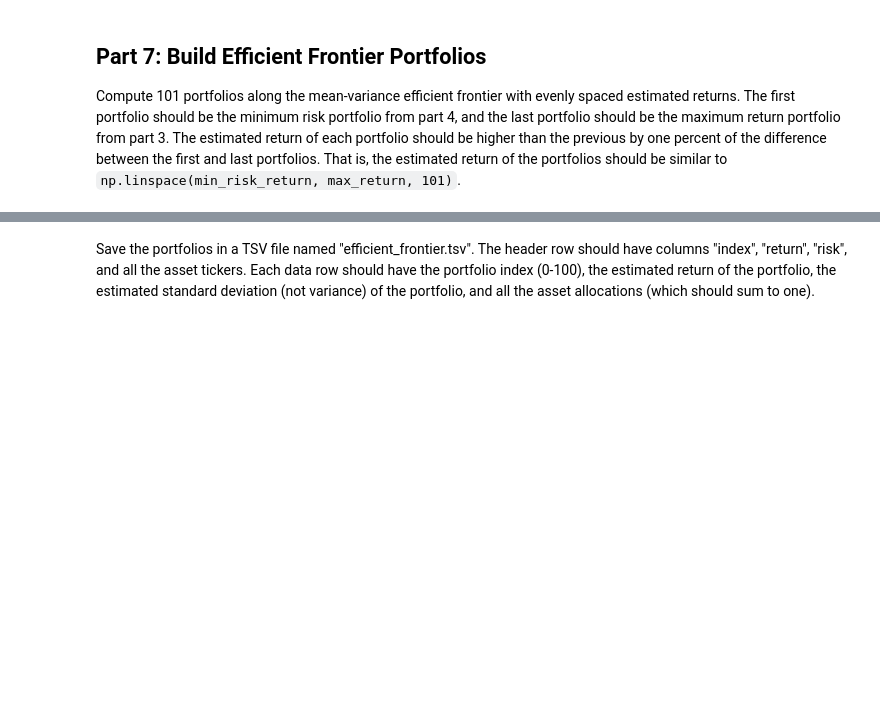
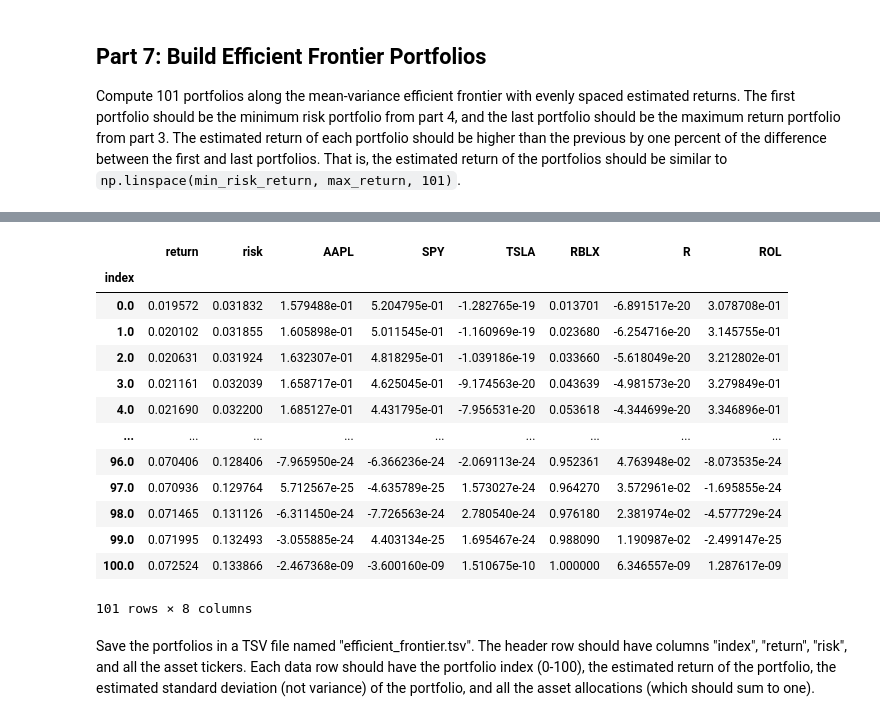
Before and after one commit to pr-rowe/dx704-project-01, a Jupyter notebook: project.ipynb, the cells around one changed output, grey strips where cells are left out. Cells and saved outputs as stored; diff of their text form; code cells hidden in the pictures; blank space fills up the shorter version.

```diff
--- a/project.ipynb
+++ b/project.ipynb
@@ -225,0 +287,24 @@ That is, the estimated return of the portfolios should be similar to `np.linspac
+# %%
+
+estimated_return_ef = historical_returns_ef.mean()
+estimated_return_maximum_return = estimated_return_ef["RBLX"]
+# %%
+
+for r in np.linspace(estimated_return_minimum_risk, estimated_return_maximum_return, 101):
+
+    x_r = cp.Variable(n)
+
+    prob_r = cp.Problem(cp.Minimize(x_r.T @ stock_covariances.to_numpy() @ x_r),
+                        [0 <= x_r,
+                         cp.sum(x_r) == 1,
+                         x_r.T @ estimated_returns == r])
+    frontier_variances.append(prob_r.solve())
+    frontier_returns.append(r)
+    frontier_portfolios.append(x_r.value)
+# %%
+index = np.linspace(0,100,101)
+
+df_ef = pd.DataFrame(list(zip(index, frontier_returns, frontier_variances)), columns=["index","return","risk"]).set_index("index")
+df_ef["return"] = np.array(df_ef["return"].tolist(), dtype=float)
+df_ef["risk"] = np.sqrt(df_ef["risk"])
+df_ef
@@ -225,0 +326,7 @@ That is, the estimated return of the portfolios should be similar to `np.linspac
+# %%
+stacked = np.vstack([np.asarray(w).ravel() for w in frontier_portfolios])
+
+allocations = pd.DataFrame(stacked, columns=list(estimated_returns.index))
+allocations.index.name = "index"
+
+allocations
@@ -226,3 +348,21 @@ That is, the estimated return of the portfolios should be similar to `np.linspac
+# %%
+df_ef1 = pd.concat([df_ef, allocations], axis = 1)
+df_ef1
+# %% [output]
+|  | return | risk | AAPL | SPY | TSLA | RBLX | R | ROL |
+| index |  |  |  |  |  |  |  |  |
+| 0.0 | 0.019572 | 0.031832 | 1.579488e-01 | 5.204795e-01 | -1.282765e-19 | 0.013701 | -6.891517e-20 | 3.078708e-01 |
+| 1.0 | 0.020102 | 0.031855 | 1.605898e-01 | 5.011545e-01 | -1.160969e-19 | 0.023680 | -6.254716e-20 | 3.145755e-01 |
+| 2.0 | 0.020631 | 0.031924 | 1.632307e-01 | 4.818295e-01 | -1.039186e-19 | 0.033660 | -5.618049e-20 | 3.212802e-01 |
+| 3.0 | 0.021161 | 0.032039 | 1.658717e-01 | 4.625045e-01 | -9.174563e-20 | 0.043639 | -4.981573e-20 | 3.279849e-01 |
+| 4.0 | 0.021690 | 0.032200 | 1.685127e-01 | 4.431795e-01 | -7.956531e-20 | 0.053618 | -4.344699e-20 | 3.346896e-01 |
+| ... | ... | ... | ... | ... | ... | ... | ... | ... |
+| 96.0 | 0.070406 | 0.128406 | -7.965950e-24 | -6.366236e-24 | -2.069113e-24 | 0.952361 | 4.763948e-02 | -8.073535e-24 |
+| 97.0 | 0.070936 | 0.129764 | 5.712567e-25 | -4.635789e-25 | 1.573027e-24 | 0.964270 | 3.572961e-02 | -1.695855e-24 |
+| 98.0 | 0.071465 | 0.131126 | -6.311450e-24 | -7.726563e-24 | 2.780540e-24 | 0.976180 | 2.381974e-02 | -4.577729e-24 |
+| 99.0 | 0.071995 | 0.132493 | -3.055885e-24 | 4.403134e-25 | 1.695467e-24 | 0.988090 | 1.190987e-02 | -2.499147e-25 |
+| 100.0 | 0.072524 | 0.133866 | -2.467368e-09 | -3.600160e-09 | 1.510675e-10 | 1.000000 | 6.346557e-09 | 1.287617e-09 |
+101 rows × 8 columns
 # %% [markdown]
 Save the portfolios in a TSV file named "efficient_frontier.tsv".
 The header row should have columns "index", "return", "risk", and all the asset tickers.
```
Also changed, not shown: parts of 21 cells of this notebook, 9 other files.
